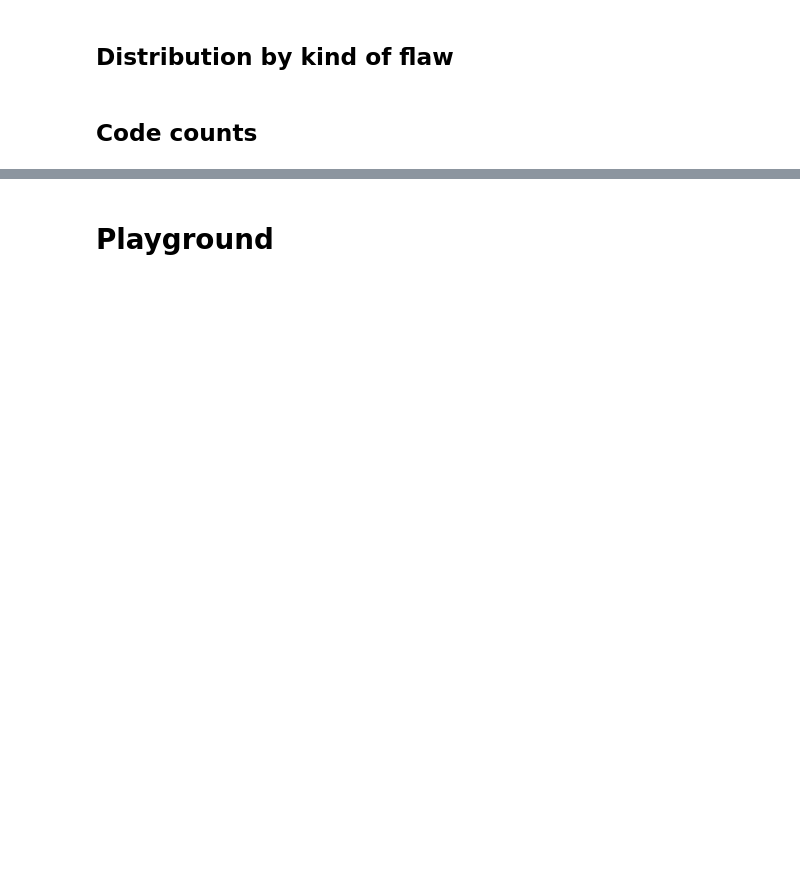
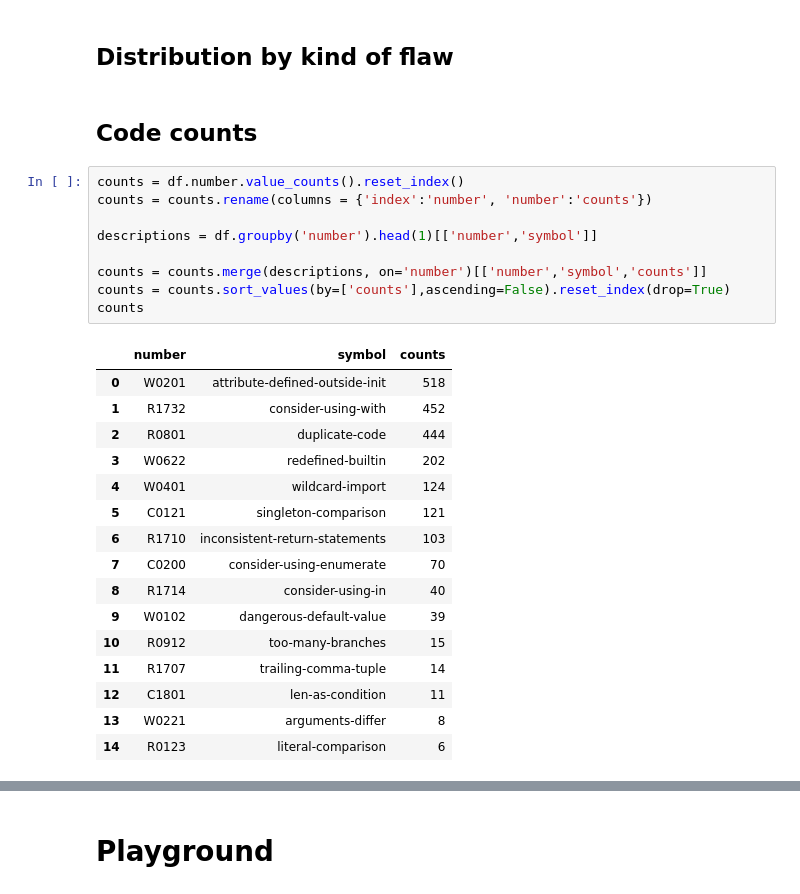
Before and after one commit to NaelsonDouglas/GithubPythonCodeSmellCrawler, a Jupyter notebook: src/Visualization_2.ipynb, the cells around one changed output, grey strips where cells are left out. Cells and saved outputs as stored; diff of their text form; blank space fills up the shorter version.

```diff
--- a/src/Visualization_2.ipynb
+++ b/src/Visualization_2.ipynb
@@ -111,6 +111,32 @@ Total of repositories analyzed: 144
 ## Distribution by kind of flaw
 # %% [markdown]
 ## Code counts
+# %%
+counts = df.number.value_counts().reset_index()
+counts = counts.rename(columns = {'index':'number', 'number':'counts'})
+
+descriptions = df.groupby('number').head(1)[['number','symbol']]
+
+counts = counts.merge(descriptions, on='number')[['number','symbol','counts']]
+counts = counts.sort_values(by=['counts'],ascending=False).reset_index(drop=True)
+counts
+# %% [output]
+|  | number | symbol | counts |
+| 0 | W0201 | attribute-defined-outside-init | 518 |
+| 1 | R1732 | consider-using-with | 452 |
+| 2 | R0801 | duplicate-code | 444 |
+| 3 | W0622 | redefined-builtin | 202 |
+| 4 | W0401 | wildcard-import | 124 |
+| 5 | C0121 | singleton-comparison | 121 |
+| 6 | R1710 | inconsistent-return-statements | 103 |
+| 7 | C0200 | consider-using-enumerate | 70 |
+| 8 | R1714 | consider-using-in | 40 |
+| 9 | W0102 | dangerous-default-value | 39 |
+| 10 | R0912 | too-many-branches | 15 |
+| 11 | R1707 | trailing-comma-tuple | 14 |
+| 12 | C1801 | len-as-condition | 11 |
+| 13 | W0221 | arguments-differ | 8 |
+| 14 | R0123 | literal-comparison | 6 |
 # %%
 set_plot_size(X2,Y2)
 
```
Also changed, not shown: parts of 3 cells of this notebook, 5 other files.
